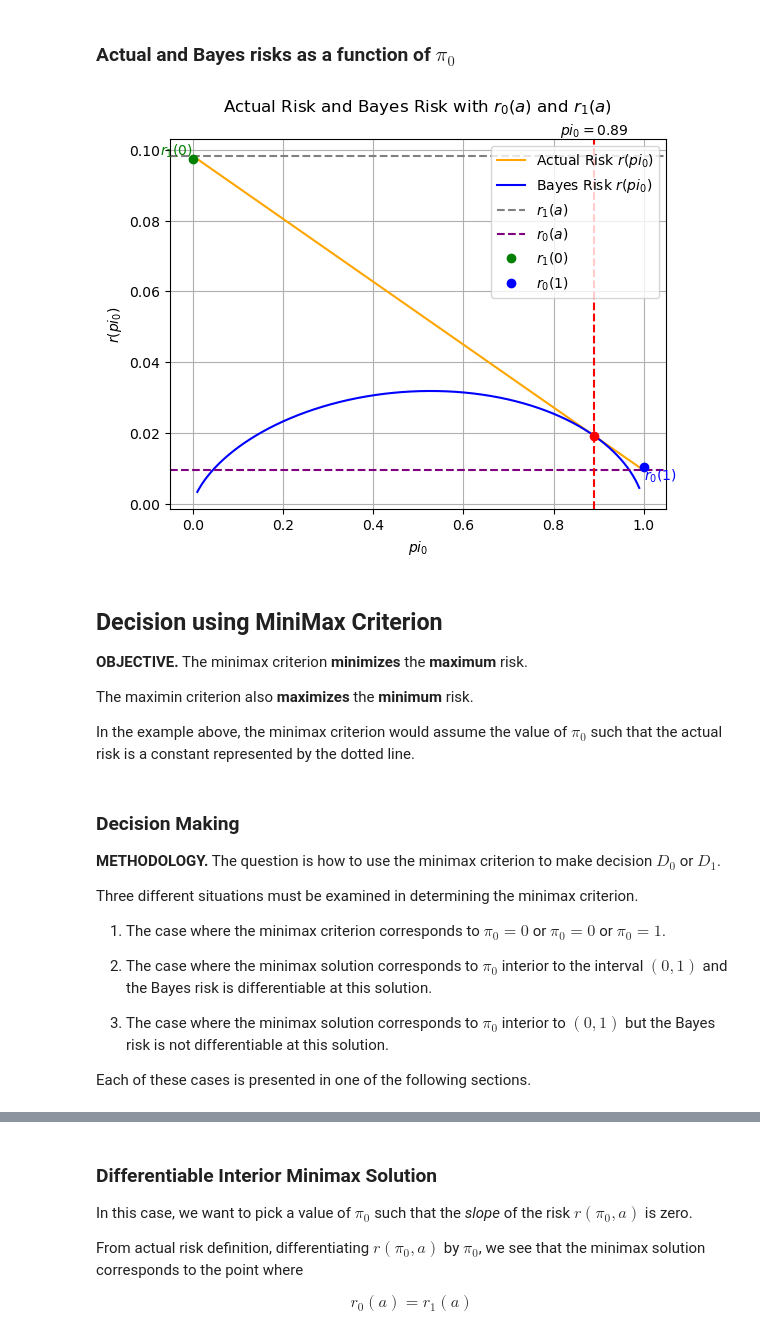
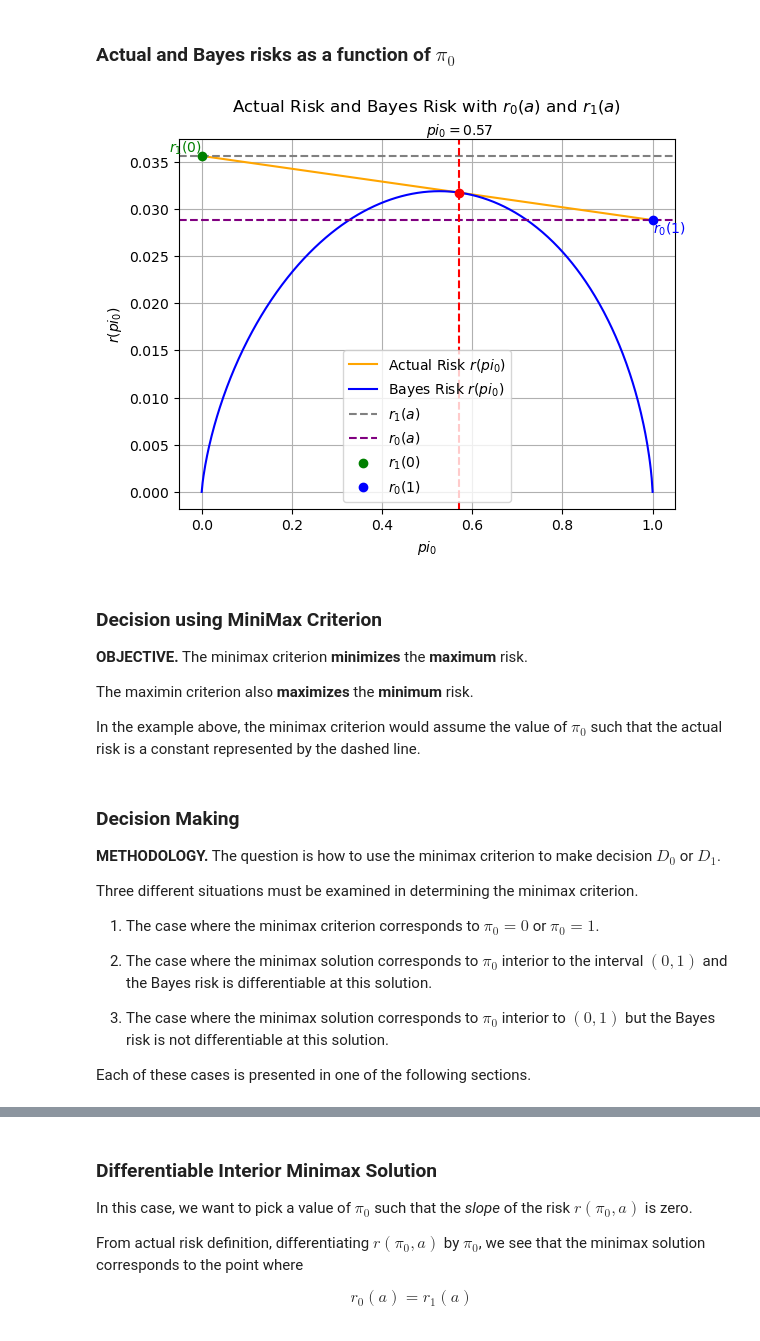
Before and after one commit to telecombook/book, a Jupyter notebook: _sources/c2_s9_minimax.ipynb, the cells around one changed output, grey strips where cells are left out. Cells and saved outputs as stored; diff of their text form; code cells hidden in the pictures.

```diff
--- a/_sources/c2_s9_minimax.ipynb
+++ b/_sources/c2_s9_minimax.ipynb
@@ -129,7 +210,13 @@ plt.show()
 ### Actual risk as a function of $\pi_0$
 # %%
 # Define the actual risk function r(pi0, a)
-def actual_risk(pi_0):
+def actual_risk(pi_0,a):
+
+    pi_0_fixed = a  # given fixed prior probability for H0
+    pi_1_fixed = 1 - a  # given fixed prior probability for H1
+    # Calculate tau'
+    tau_map_fixed = pi_0_fixed / pi_1_fixed
+    tau_prime_fixed = (sigma_squared / (2 * b)) * np.log(tau_map_fixed)
     pi_1 = 1 - pi_0
     # Calculate Pij values for the current pi_0
     P00_val = P00(tau_prime_fixed)
@@ -142,8 +229,8 @@ def actual_risk(pi_0):
     # Calculate the actual risk
     return pi_0 * r0 + pi_1 * r1
 
-
-r_values = [actual_risk(pi_0) for pi_0 in pi0_values]
+a = 0.1  # we guess that the prior probability of H0 is 0.1
+r_values = [actual_risk(pi_0,a) for pi_0 in pi0_values]
 
 # Plotting the actual risk as a function of pi0
 plt.plot(pi0_values, r_values, label='$r(pi_0)$')
@@ -158,9 +258,21 @@ plt.show()
 ### Actual and Bayes risks as a function of $\pi_0$
 # %%
 # Recalculate r1(a) and r0(a) with a specific value of `a`
-a = 0.7
+a = 0.4
+sigma_squared = 0.25
+b = 1
+pi_0_fixed = a  # given fixed prior probability for H0
+pi_1_fixed = 1 - a  # given fixed prior probability for H1
+
+
+# Calculate tau'
+tau_map_fixed = pi_0_fixed / pi_1_fixed
+tau_prime_fixed = (sigma_squared / (2 * b)) * np.log(tau_map_fixed)
 r1_a = C01 * P01(tau_prime_fixed) + C11 * P11(tau_prime_fixed)
 r0_a = C10 * P10(tau_prime_fixed) + C00 * P00(tau_prime_fixed)
+
+r_values = [actual_risk(pi_0,a) for pi_0 in pi0_values]
+
 
 # Find the intersection point between actual risk and Bayes risk
 diff = np.abs(np.array(r_values) - np.array(bayes_r_values))
@@ -171,6 +283,7 @@ intersection_risk = r_values[intersection_index]
 # Calculate the endpoints of the actual risk
 r1_0 = r_values[0]  # Actual risk at pi_0 = 0
 r0_1 = r_values[-1]  # Actual risk at pi_0 = 1
+# index -1 means the last value in the array
 
 # Create a plot with additional annotations
 fig, ax = plt.subplots()
@@ -179,42 +292,42 @@ fig, ax = plt.subplots()
 ax.plot(pi0_values, r_values, label='Actual Risk $r(pi_0)$', color='orange')
 ax.plot(pi0_values, bayes_r_values, label='Bayes Risk $r(pi_0)$', color='blue')
 
 # Annotating r1(a) and r0(a)
 ax.axhline(y=r1_a, color='gray', linestyle='--', label='$r_1(a)$')
 ax.axhline(y=r0_a, color='purple', linestyle='--', label='$r_0(a)$')
 
 # Annotating the intersection point
 ax.plot(intersection_pi0, intersection_risk, 'ro')  # Point
 ax.axvline(intersection_pi0, color='red', linestyle='--')  # Projection on x-axis
 ax.text(intersection_pi0, ax.get_ylim()[1], f'$pi_0 = {intersection_pi0:.2f}$', ha='center', va='bottom')
 
 # Annotating the endpoints r1(0) and r0(1)
 ax.plot(0, r1_0, 'go', label='$r_1(0)$')  # Endpoint r1(0)
 ax.plot(1, r0_1, 'bo', label='$r_0(1)$')  # Endpoint r0(1)
 
 # Adding labels for endpoints
 ax.text(0, r1_0, f'$r_1(0)$', ha='right', va='bottom', color='green')
 ax.text(1, r0_1, f'$r_0(1)$', ha='left', va='top', color='blue')
 
 # Setting labels and title
 ax.set_title('Actual Risk and Bayes Risk with $r_0(a)$ and $r_1(a)$ \n')
 ax.set_xlabel('$pi_0$')
 ax.set_ylabel('$r(pi_0)$')
 
 # Adding grid, legend, and show plot
 ax.grid(True)
 ax.legend()
 plt.show()
 # %% [output]
-[figure, old version]
+[figure, new version]
 # %% [markdown]
-## Decision using MiniMax Criterion
+### Decision using MiniMax Criterion
 
 **OBJECTIVE.** The minimax criterion **minimizes** the **maximum** risk.
 
 The maximin criterion also **maximizes** the **minimum** risk.
 
-In the example above, the minimax criterion would assume the value of $ \pi_0 $ such that the actual risk is a constant represented by the dotted line.
+In the example above, the minimax criterion would assume the value of $ \pi_0 $ such that the actual risk is a constant represented by the dashed line.
 # %% [markdown]
 ### Decision Making
 
@@ -222,7 +335,7 @@ In the example above, the minimax criterion would assume the value of $ \pi_0 $
 
 Three different situations must be examined in determining the minimax criterion.
 
-1. The case where the minimax criterion corresponds to $ \pi_0 = 0 $ or $ \pi_0 = 0 $ or $ \pi_0 = 1 $.
+1. The case where the minimax criterion corresponds to $ \pi_0 = 0 $ or $ \pi_0 = 1 $.
 
 2. The case where the minimax solution corresponds to $ \pi_0 $ interior to the interval $ (0, 1) $ and the Bayes risk is differentiable at this solution.
 
```
Also changed, not shown: parts of 18 cells of this notebook, 36 other files.
